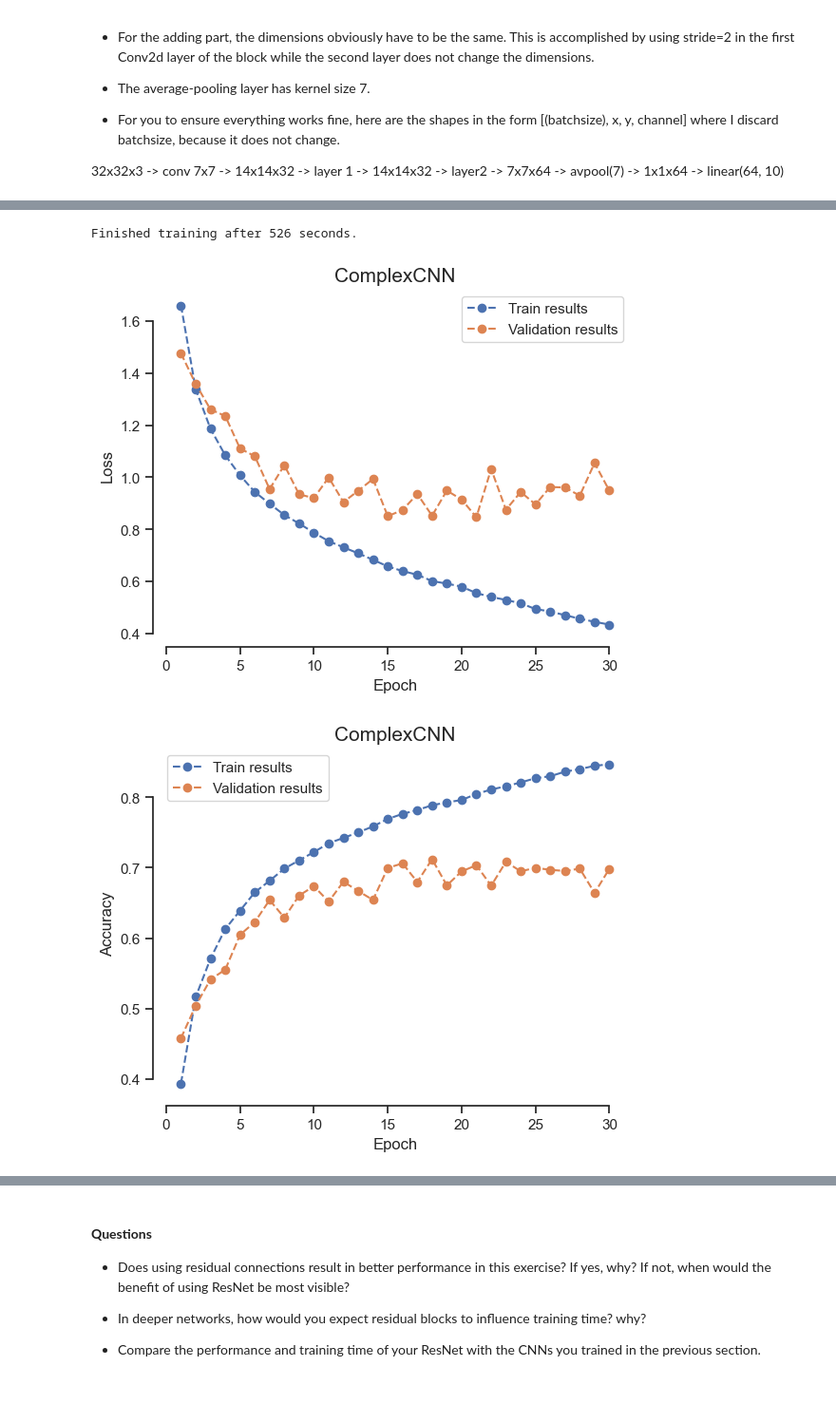
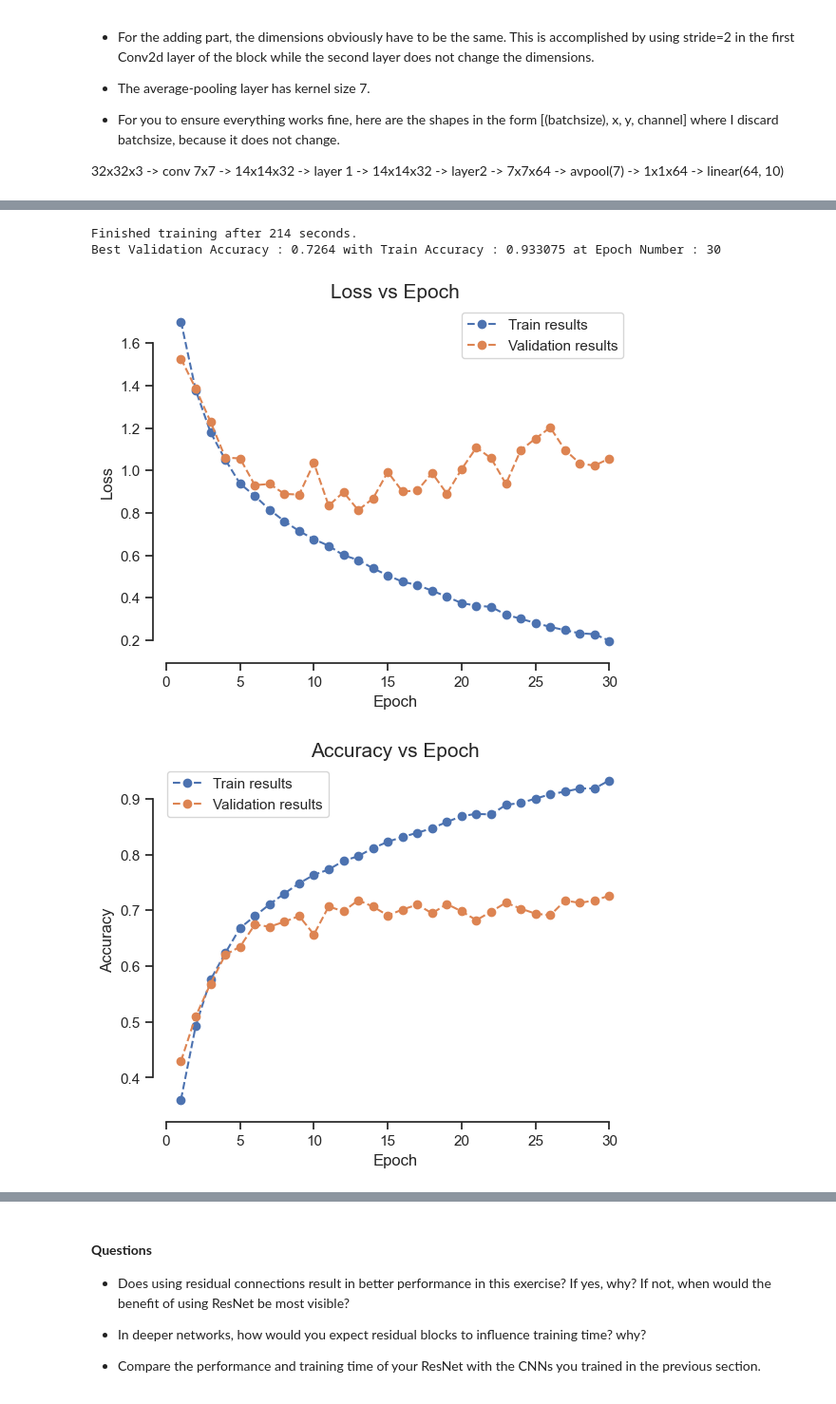
Before and after one commit to mak8427/Deep-Learning-Computer-Vision, a Jupyter notebook: madkour-mattioli-schellscheidt-2.ipynb, the cells around one changed output, grey strips where cells are left out. Shown at 95% size. Drawn from its saved outputs; the diff is of its cells as text; code cells hidden in the pictures.

```diff
--- a/madkour-mattioli-schellscheidt-2.ipynb
+++ b/madkour-mattioli-schellscheidt-2.ipynb
@@ -539,13 +583,27 @@ class ResNet(nn.Module):
 # %%
-# TODO: Train ResNet using the architecture laid out in the comments and figures above. Plot loss and accuracy for training and validation set.
+# TODO: Train another model by disabling all residual connections. Plot loss and accuracy curves for training and validation set.
 
-model = ResNet().to(device)
-optimizer = torch.optim.Adam(model.parameters(),lr=0.001)
-train_losses, val_losses, train_accs, val_accs, confusion_matrix = run_training(model, optimizer, loss_function, device, 30, trainloader, valloader)
-plot("ComplexCNN", "Loss", train_losses, val_losses)
-plot("ComplexCNN", "Accuracy", train_accs, val_accs)
+resnet_model = ResNet(10, use_residual = False)
+resnet_model = resnet_model.to(device)
+
+learning_rate = lr=0.01
+num_epochs = 30
+optimizer = torch.optim.Adam(resnet_model.parameters(), lr=learning_rate)
+
+# print(resnet_model)
+
+train_losses, val_losses, train_accs, val_accs, confusion_matrix = run_training(
+    resnet_model, optimizer, loss_function, device, num_epochs, trainloader, valloader,
+)
+
+best_val_acc_index = np.argmax(val_accs)
+print(f'Best Validation Accuracy : {val_accs[best_val_acc_index]} with Train Accuracy : {train_accs[best_val_acc_index]} at Epoch Number : {best_val_acc_index + 1}')
+
+plot('Loss vs Epoch', 'Loss', train_losses, val_losses)
+plot('Accuracy vs Epoch', 'Accuracy', train_accs, val_accs)
 # %% [output]
 [interactive output not drawn]
-Finished training after 526 seconds.
+Finished training after 214 seconds.
+Best Validation Accuracy : 0.7264 with Train Accuracy : 0.933075 at Epoch Number : 30
-[figure, old version]
+[figure, new version]
-[figure, old version]
+[figure, new version]
```
Also changed, not shown: parts of 20 cells of this notebook, 1 other file.
